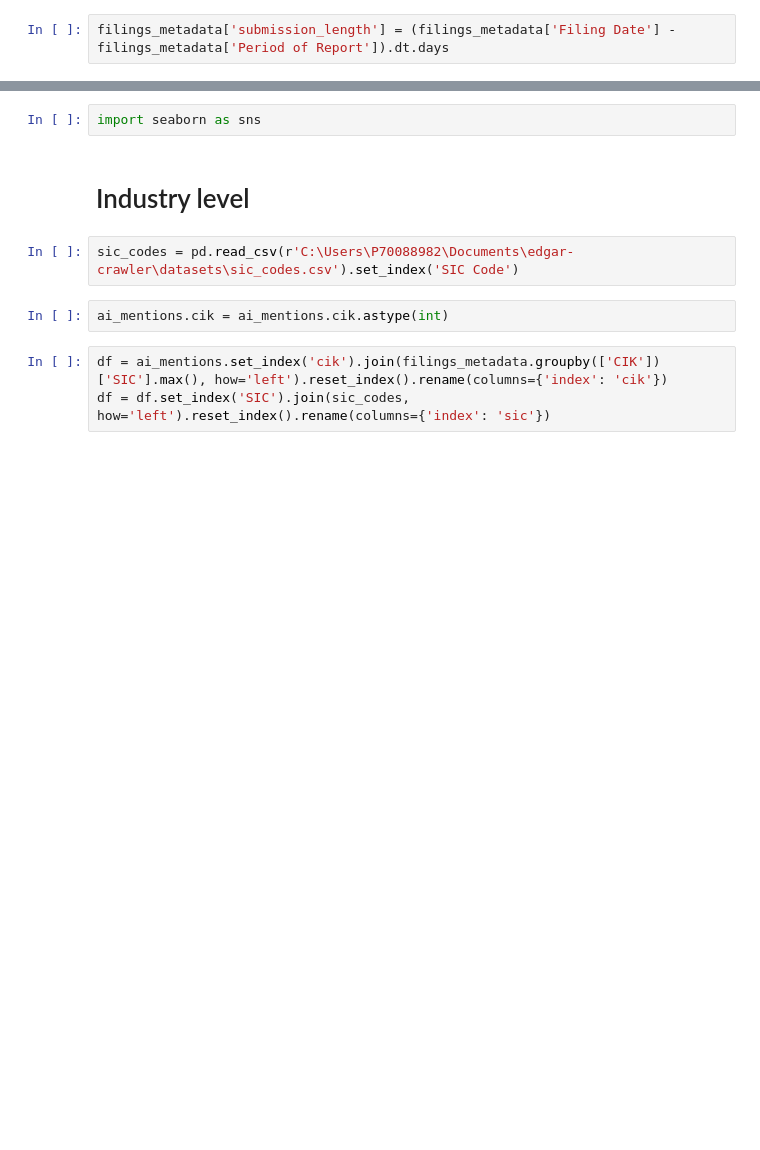
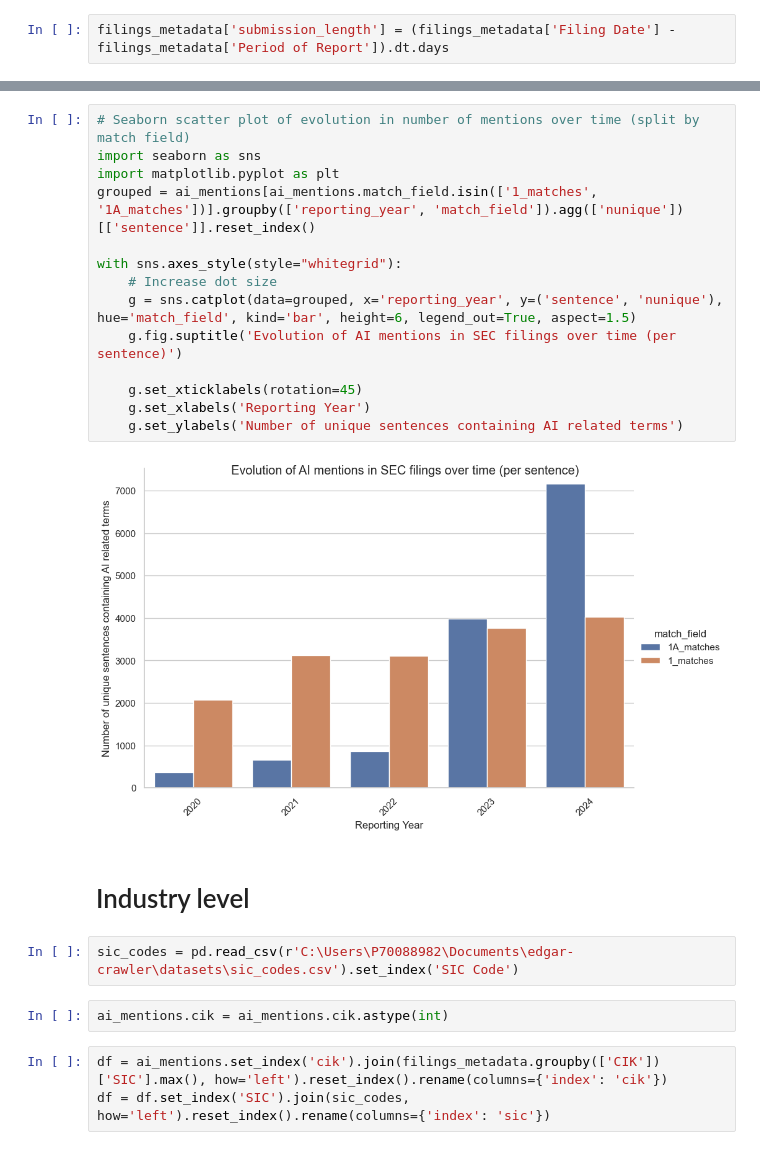
Before and after one commit to lucas-ubm/sec_analysis, a Jupyter notebook: notebooks/EDA.ipynb, the cells around one changed output, grey strips where cells are left out. Drawn from its saved outputs; the diff is of its cells as text; blank space fills up the shorter version.

```diff
--- a/notebooks/EDA.ipynb
+++ b/notebooks/EDA.ipynb
@@ -86,5 +118,19 @@ with sns.axes_style(style="whitegrid"):
-# %%
-import seaborn as sns
+# %%
+# Seaborn scatter plot of evolution in number of mentions over time (split by match field)
+import seaborn as sns
+import matplotlib.pyplot as plt
+grouped = ai_mentions[ai_mentions.match_field.isin(['1_matches', '1A_matches'])].groupby(['reporting_year', 'match_field']).agg(['nunique'])[['sentence']].reset_index()
+
+with sns.axes_style(style="whitegrid"):
+    # Increase dot size
+    g = sns.catplot(data=grouped, x='reporting_year', y=('sentence', 'nunique'), hue='match_field', kind='bar', height=6, legend_out=True, aspect=1.5)
+    g.fig.suptitle('Evolution of AI mentions in SEC filings over time (per sentence)')
+
+    g.set_xticklabels(rotation=45)
+    g.set_xlabels('Reporting Year')
+    g.set_ylabels('Number of unique sentences containing AI related terms')
+# %% [output]
+[figure, added]
 # %% [markdown]
 # Industry level
 # %%
```
Also changed, not shown: parts of 8 cells of this notebook, 1 other file.
